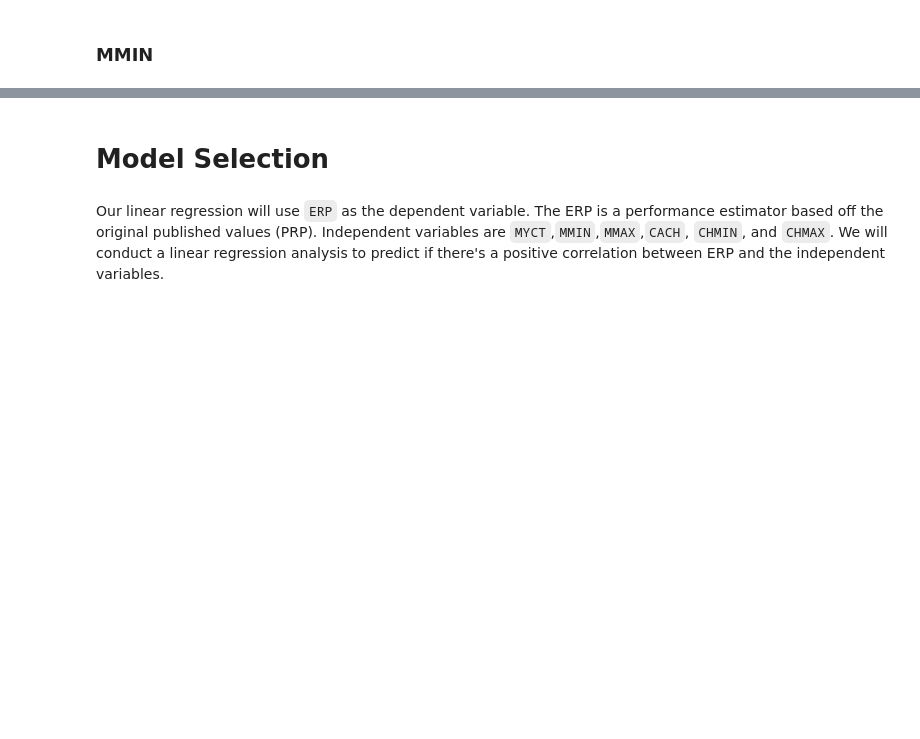
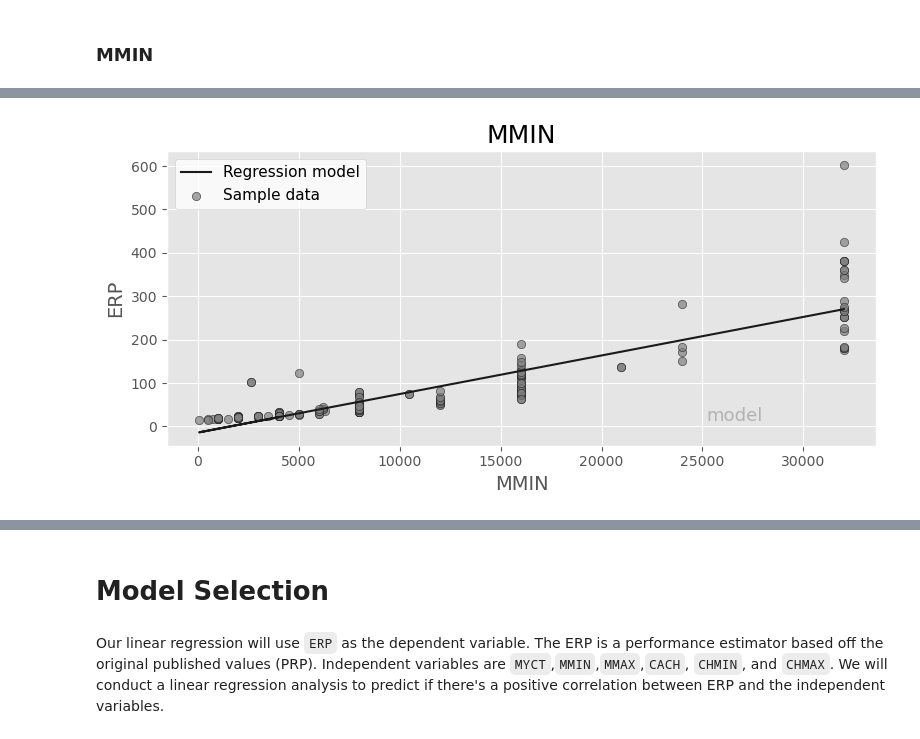
Before and after one commit to darkepacific/AAI-500-FinalTeamProject, a Jupyter notebook: AAI-500-FinalTeamProject.ipynb, the cells around one changed output, grey strips where cells are left out. Saved outputs shown, nothing was run; the diff lists cells and outputs as text; code cells hidden in the pictures; blank space fills up the shorter version.

```diff
--- a/AAI-500-FinalTeamProject.ipynb
+++ b/AAI-500-FinalTeamProject.ipynb
@@ -490,0 +498,7 @@ boxplot_and_histogram(df_clean_MMIN, "MMIN")
+# %%
+x = df_clean_MMIN.iloc[:, [df_clean_MMIN.columns.get_loc('MMIN')]].values.reshape(-1,1)
+xlabel = 'MMIN'
+y = df_clean_MMIN['ERP'].values
+graph = Linear(x, xlabel, y)
+# %% [output]
+[figure, added]
```
Also changed, not shown: parts of 11 cells of this notebook.
